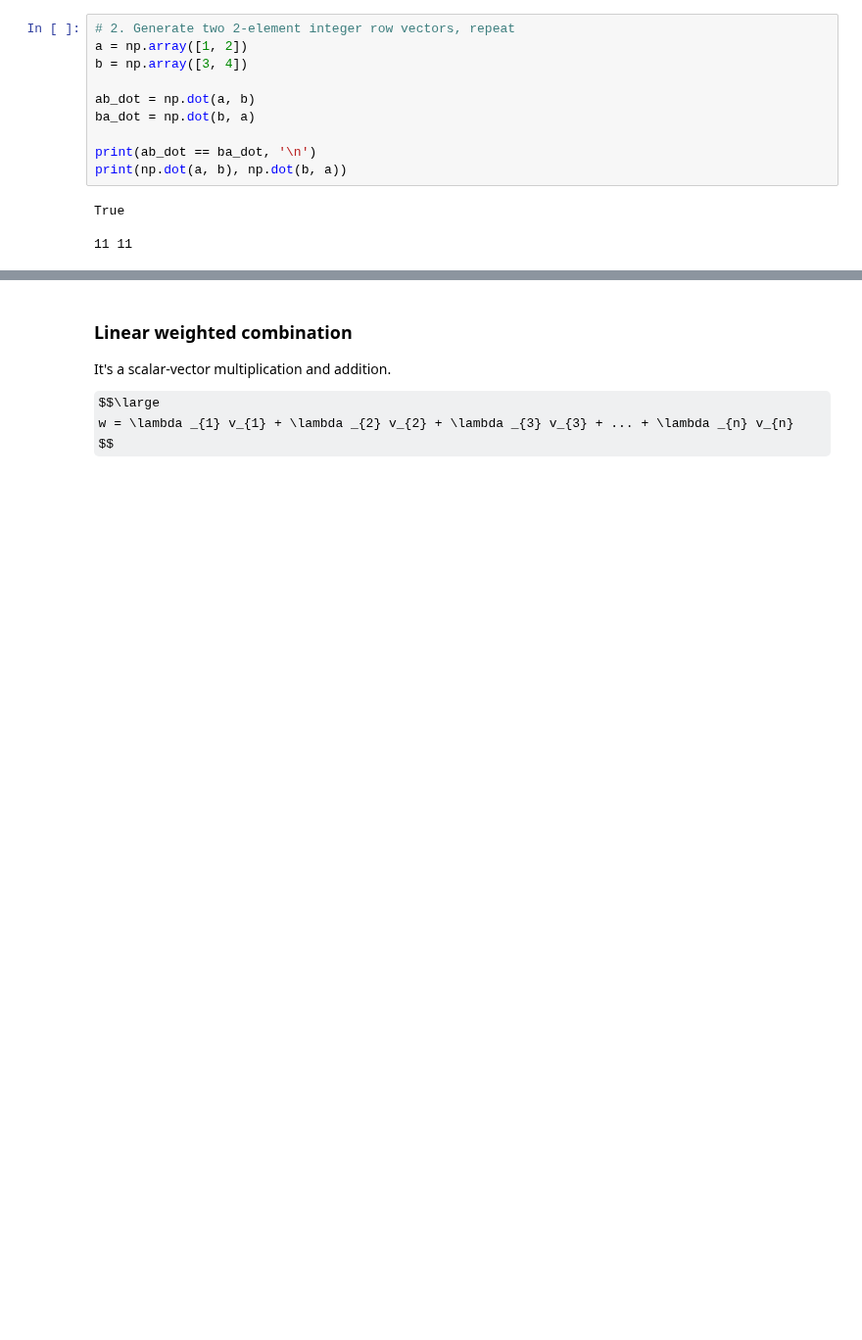
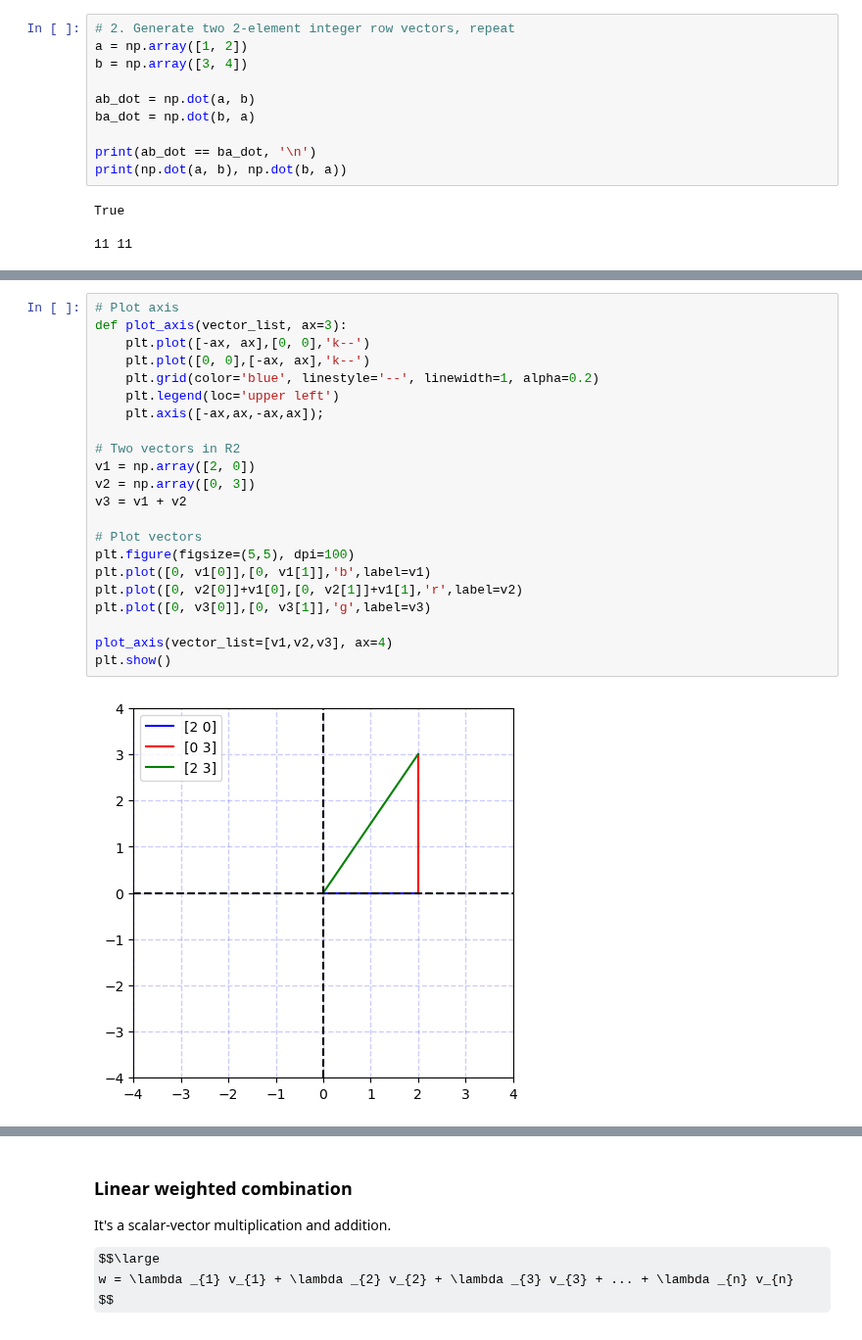
Before and after one commit to murilogustineli/linear-algebra, a Jupyter notebook: 01-vectors/ch03-vector-multiplication.ipynb, the cells around one changed output, grey strips where cells are left out. Shown at 98% size. Cells and saved outputs as stored; diff of their text form; some formulas as TeX source; blank space fills up the shorter version.

```diff
--- a/01-vectors/ch03-vector-multiplication.ipynb
+++ b/01-vectors/ch03-vector-multiplication.ipynb
@@ -149,0 +157,24 @@ True
+# %%
+# Plot axis
+def plot_axis(vector_list, ax=3):
+    plt.plot([-ax, ax],[0, 0],'k--')
+    plt.plot([0, 0],[-ax, ax],'k--')
+    plt.grid(color='blue', linestyle='--', linewidth=1, alpha=0.2)
+    plt.legend(loc='upper left')
+    plt.axis([-ax,ax,-ax,ax]);
+
+# Two vectors in R2
+v1 = np.array([2, 0])
+v2 = np.array([0, 3])
+v3 = v1 + v2
+
+# Plot vectors
+plt.figure(figsize=(5,5), dpi=100)
+plt.plot([0, v1[0]],[0, v1[1]],'b',label=v1)
+plt.plot([0, v2[0]]+v1[0],[0, v2[1]]+v1[1],'r',label=v2)
+plt.plot([0, v3[0]],[0, v3[1]],'g',label=v3)
+
+plot_axis(vector_list=[v1,v2,v3], ax=4)
+plt.show()
+# %% [output]
+[figure, added]
```
Also changed, not shown: parts of 6 cells of this notebook.
